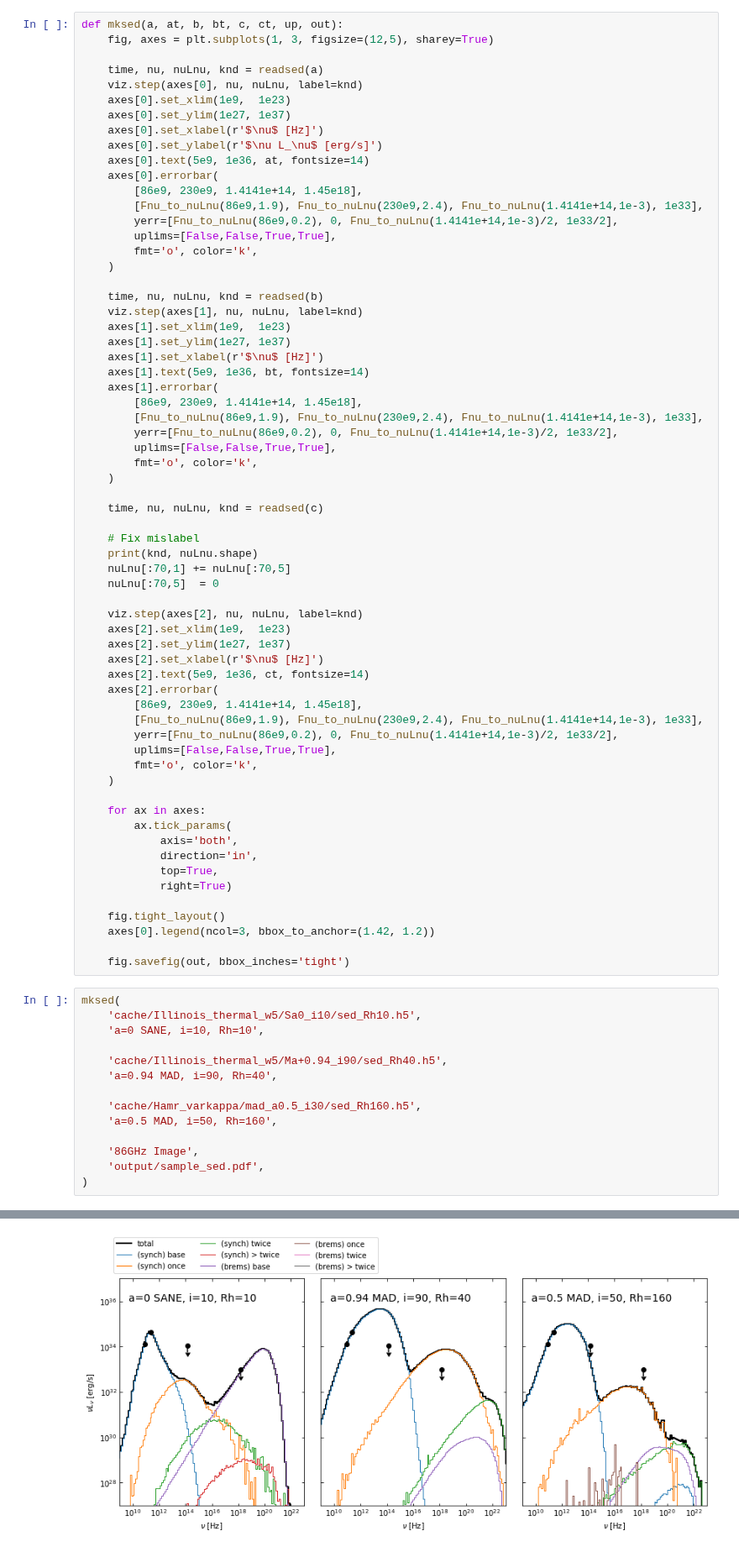
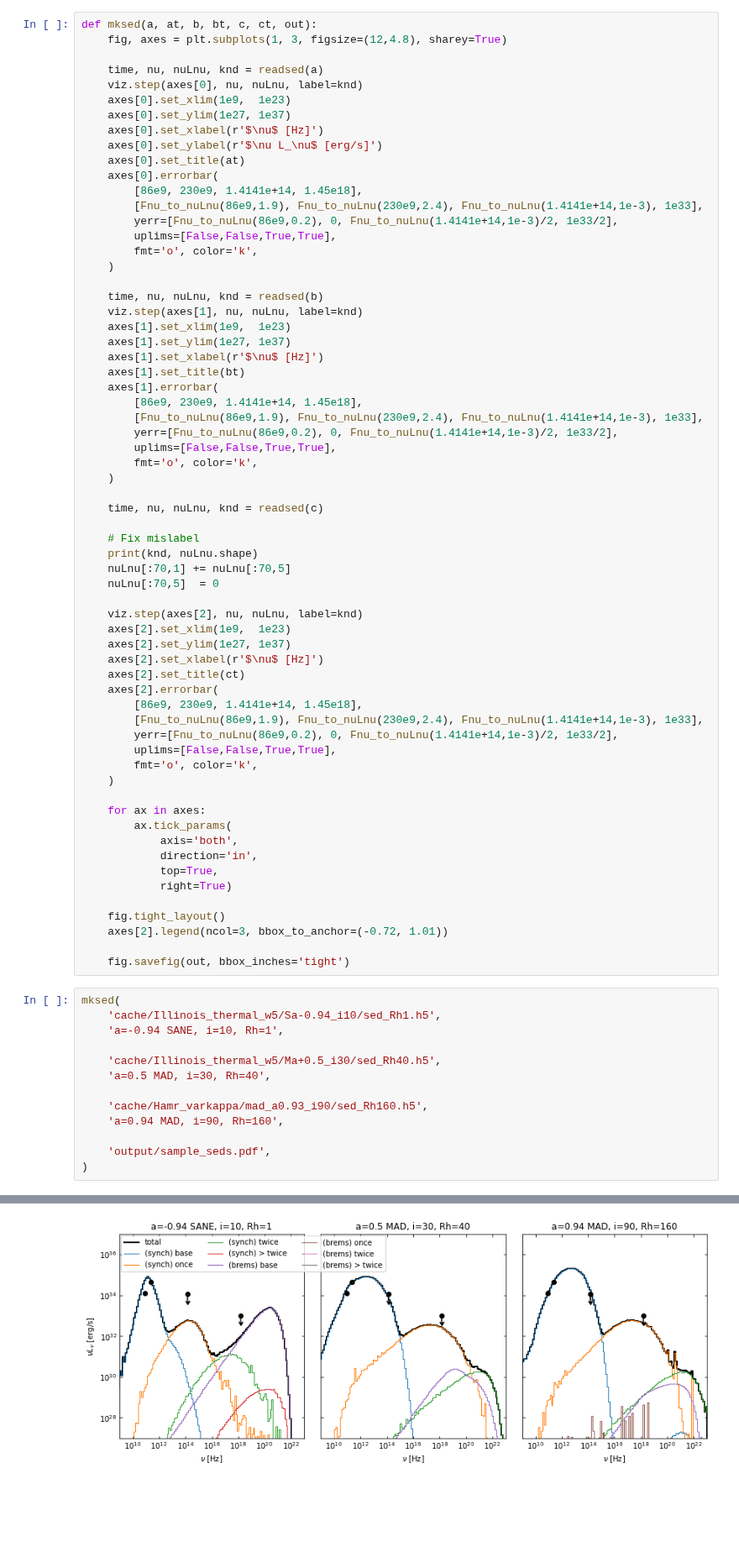
Before and after one commit to eventhorizontelescope/2017_sgra_paper5, a Jupyter notebook: output_sample.ipynb, the cells around one changed output, grey strips where cells are left out. Shown at 84% size. Cells and saved outputs as stored; diff of their text form; blank space fills up the shorter version.

Commit message:
Start updating plots

```diff
--- a/output_sample.ipynb
+++ b/output_sample.ipynb
@@ -117,6 +108,6 @@ mkimg(
 # %%
-def mksed(a, at, b, bt, c, ct, up, out):
-    fig, axes = plt.subplots(1, 3, figsize=(12,5), sharey=True)
+def mksed(a, at, b, bt, c, ct, out):
+    fig, axes = plt.subplots(1, 3, figsize=(12,4.8), sharey=True)
 
     time, nu, nuLnu, knd = readsed(a)
     viz.step(axes[0], nu, nuLnu, label=knd)
@@ -124,7 +115,7 @@ def mksed(a, at, b, bt, c, ct, up, out):
     axes[0].set_ylim(1e27, 1e37)
     axes[0].set_xlabel(r'$\nu$ [Hz]')
     axes[0].set_ylabel(r'$\nu L_\nu$ [erg/s]')
-    axes[0].text(5e9, 1e36, at, fontsize=14)
+    axes[0].set_title(at)
     axes[0].errorbar(
         [86e9, 230e9, 1.4141e+14, 1.45e18],
         [Fnu_to_nuLnu(86e9,1.9), Fnu_to_nuLnu(230e9,2.4), Fnu_to_nuLnu(1.4141e+14,1e-3), 1e33],
@@ -138,7 +129,7 @@ def mksed(a, at, b, bt, c, ct, up, out):
     axes[1].set_xlim(1e9,  1e23)
     axes[1].set_ylim(1e27, 1e37)
     axes[1].set_xlabel(r'$\nu$ [Hz]')
-    axes[1].text(5e9, 1e36, bt, fontsize=14)
+    axes[1].set_title(bt)
     axes[1].errorbar(
         [86e9, 230e9, 1.4141e+14, 1.45e18],
         [Fnu_to_nuLnu(86e9,1.9), Fnu_to_nuLnu(230e9,2.4), Fnu_to_nuLnu(1.4141e+14,1e-3), 1e33],
@@ -158,7 +149,7 @@ def mksed(a, at, b, bt, c, ct, up, out):
     axes[2].set_xlim(1e9,  1e23)
     axes[2].set_ylim(1e27, 1e37)
     axes[2].set_xlabel(r'$\nu$ [Hz]')
-    axes[2].text(5e9, 1e36, ct, fontsize=14)
+    axes[2].set_title(ct)
     axes[2].errorbar(
         [86e9, 230e9, 1.4141e+14, 1.45e18],
         [Fnu_to_nuLnu(86e9,1.9), Fnu_to_nuLnu(230e9,2.4), Fnu_to_nuLnu(1.4141e+14,1e-3), 1e33],
@@ -175,21 +166,20 @@ def mksed(a, at, b, bt, c, ct, up, out):
             right=True)
 
     fig.tight_layout()
-    axes[0].legend(ncol=3, bbox_to_anchor=(1.42, 1.2))
+    axes[2].legend(ncol=3, bbox_to_anchor=(-0.72, 1.01))
 
     fig.savefig(out, bbox_inches='tight')
 # %%
 mksed(
-    'cache/Illinois_thermal_w5/Sa0_i10/sed_Rh10.h5',
-    'a=0 SANE, i=10, Rh=10',
+    'cache/Illinois_thermal_w5/Sa-0.94_i10/sed_Rh1.h5',
+    'a=-0.94 SANE, i=10, Rh=1',
 
-    'cache/Illinois_thermal_w5/Ma+0.94_i90/sed_Rh40.h5',
-    'a=0.94 MAD, i=90, Rh=40',
+    'cache/Illinois_thermal_w5/Ma+0.5_i30/sed_Rh40.h5',
+    'a=0.5 MAD, i=30, Rh=40',
 
-    'cache/Hamr_varkappa/mad_a0.5_i30/sed_Rh160.h5',
-    'a=0.5 MAD, i=50, Rh=160',
+    'cache/Hamr_varkappa/mad_a0.93_i90/sed_Rh160.h5',
+    'a=0.94 MAD, i=90, Rh=160',
 
-    '86GHz Image',
-    'output/sample_sed.pdf',
+    'output/sample_seds.pdf',
 )
 # %% [output]
@@ -197,5 +187,5 @@ WARNING: less than 16 realizations: cache/Hamr_varkappa/mad_a0.5_i30/sed_Rh160.h
 ['total', '(synch) base', '(synch) once', '(synch) twice', '(synch) > twice', '(brems) base', '(brems) once', '(brems) twice', '(brems) > twice'] (200, 9)
-[figure, old version]
+[figure, new version]
 # %%
 nmin = 2.5e9
 nmax = 3.5e9
```
Also changed, not shown: parts of 5 cells of this notebook, 1 other file.
